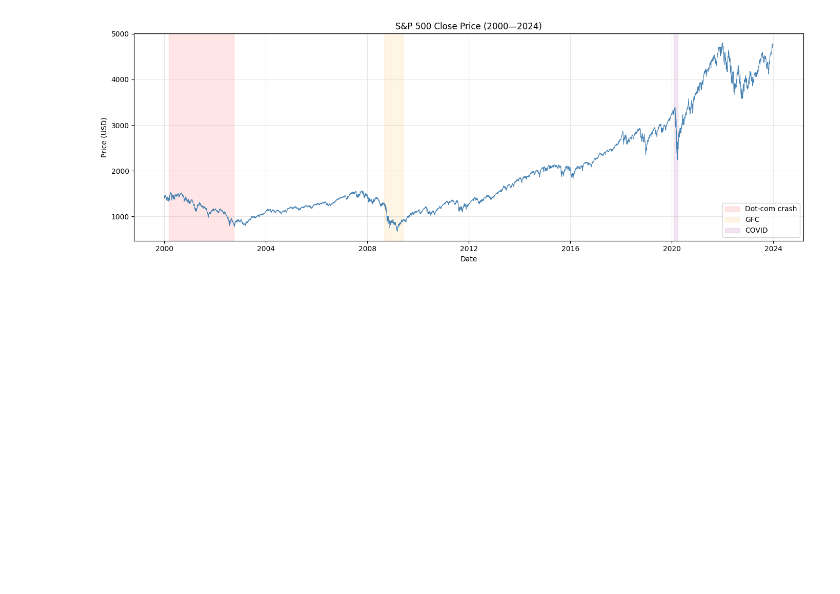
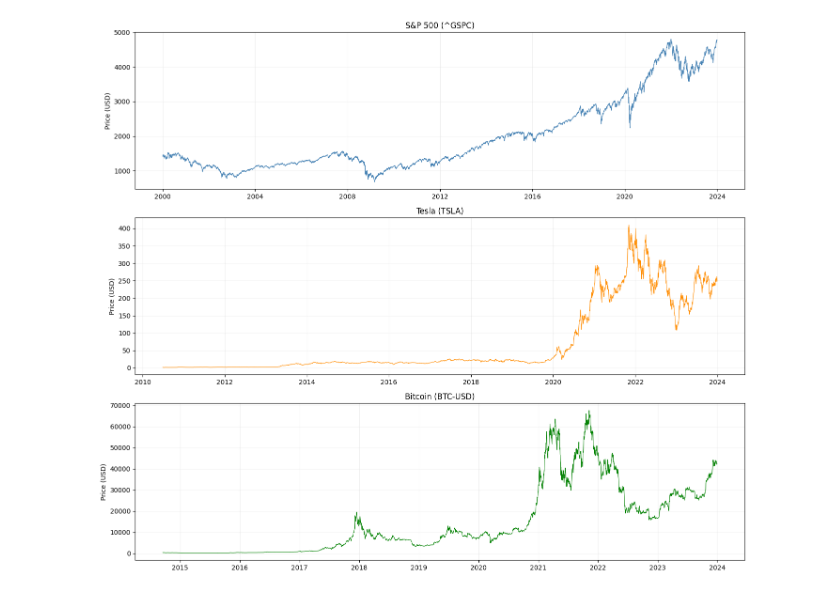
Before and after one commit to TDA-Gabo/tda-financial-data-pipeline, a Jupyter notebook: notebooks/01_data_collection.ipynb, the cells around one changed output. Cells and saved outputs as stored; diff of their text form; code cells hidden in the pictures; blank space fills up the shorter version.

Commit message:
add notebook 01: data collection for S&P 500, TSLA and BTC-USD

```diff
--- a/notebooks/01_data_collection.ipynb
+++ b/notebooks/01_data_collection.ipynb
@@ -46,0 +24,12 @@ We pull daily OHLCV (Open, High, Low, Close, Volume) data for the S&P 500 index
+# %%
+# Pull all three tickers
+sp500 = fetch_ticker('^GSPC', '2000-01-01', '2024-01-01')
+tsla = fetch_ticker('TSLA', '2000-01-01', '2024-01-01')
+btc = fetch_ticker('BTC-USD', '2000-01-01', '2024-01-01')
+
+# Summary
+print("Asset coverage summary:")
+print(f"{'Ticker':<10} {'Start':<25} {'End':<25} {'Days':<10}")
+print("-" * 70)
+for name, df in [('S&P 500', sp500), ('TSLA', tsla), ('BTC-USD', btc)]:
+    print(f"{name:<10} {str(df.index[0]):<25} {str(df.index[-1]):<25} {len(df):<10}")
@@ -46,0 +70,4 @@ We pull daily OHLCV (Open, High, Low, Close, Volume) data for the S&P 500 index
+# %%
+sp500.index = pd.to_datetime(sp500.index, utc=True).tz_localize(None)
+tsla.index = pd.to_datetime(tsla.index, utc=True).tz_localize(None)
+btc.index = pd.to_datetime(btc.index, utc=True).tz_localize(None)
@@ -47,19 +79,23 @@ We pull daily OHLCV (Open, High, Low, Close, Volume) data for the S&P 500 index
 # %%
-# Plot S&P 500 Close price
-plt.figure(figsize=(14, 5))
-plt.plot(df.index, df['Close'], color='steelblue', linewidth=0.8)
-plt.title('S&P 500 Close Price (2000—2024)')
-plt.xlabel('Date')
-plt.ylabel('Price (USD)')
-plt.grid(alpha=0.3)
+import matplotlib
+matplotlib.rcParams.update(matplotlib.rcParamsDefault)
 
-# Mark the three crises
-plt.axvspan('2000-03-01', '2002-10-01', alpha=0.1, color='red', label='Dot-com crash')
-plt.axvspan('2008-09-01', '2009-06-01', alpha=0.1, color='orange', label='GFC')
-plt.axvspan('2020-02-01', '2020-04-01', alpha=0.1, color='purple', label='COVID')
+fig, axes = plt.subplots(3, 1, figsize=(14, 12), facecolor='white')
 
-plt.legend()
+assets = [
+    (sp500, 'S&P 500 (^GSPC)', 'steelblue'),
+    (tsla, 'Tesla (TSLA)', 'darkorange'),
+    (btc, 'Bitcoin (BTC-USD)', 'green')
+]
+
+for ax, (df, title, color) in zip(axes, assets):
+    ax.set_facecolor('white')
+    ax.plot(df.index, df['Close'], color=color, linewidth=0.8)
+    ax.set_title(title)
+    ax.set_ylabel('Price (USD)')
+    ax.grid(alpha=0.3, color='lightgrey')
+
 plt.tight_layout()
 plt.show()
 # %% [output]
-[figure, old version]
+[figure, new version]
```
Also changed, not shown: parts of 17 cells of this notebook.
